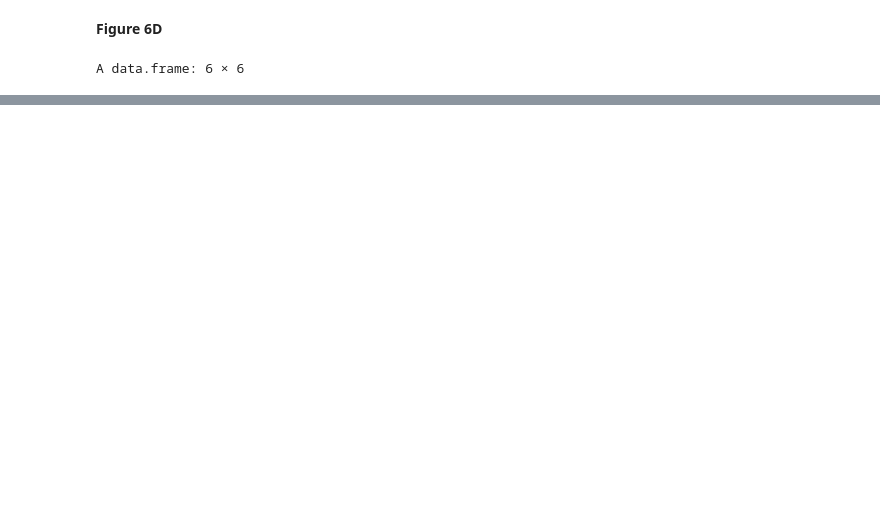
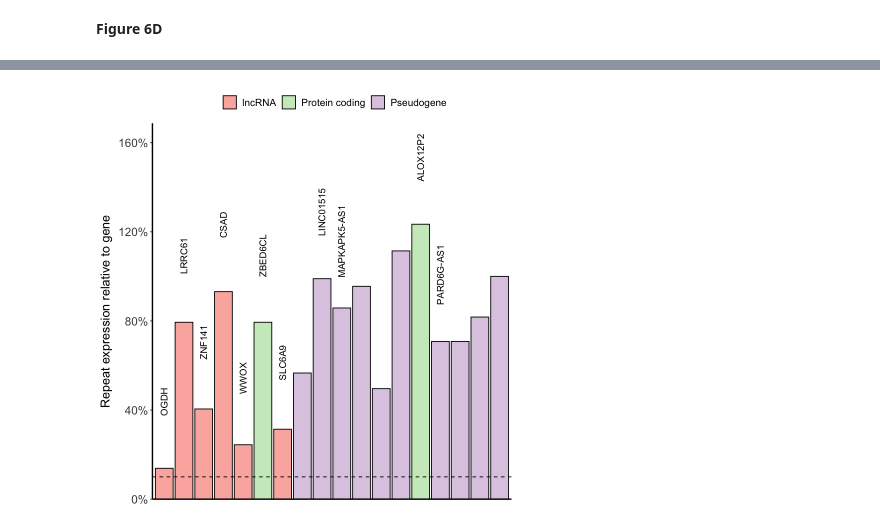
Before and after one commit to meyer-lab-cshl/transcriptomic-diversity-human-mTECs, a Jupyter notebook: Figures/Figure6.ipynb, the cells around one changed output, grey strips where cells are left out. Cells and saved outputs as stored; diff of their text form; code cells hidden in the pictures; blank space fills up the shorter version.

```diff
--- a/Figures/Figure6.ipynb
+++ b/Figures/Figure6.ipynb
@@ -136,5 +171,35 @@ Warning message:
 # %% [markdown]
 **Figure 6D**
 # %%
+LIONS_genes_annotated = read.csv(glue('{data_directory}/LIONS_genes_annotated.csv'))
+
+input = filter(LIONS_genes_annotated, HI_specific == T)
+
+r = "#FBB4AE"
+g = "#CCEBC5"
+p = "#DECBE4"
+
+contribution_plot = ggplot(data = input, aes(x = ensembl_gene_id, y = contribution, fill = gene_biotype)) +
+  geom_bar(stat = 'identity', col = 'black') +
+  geom_hline(yintercept = 0.1, linetype = 'dashed') +
+  geom_text(aes(label = external_gene_name), angle = 90, nudge_y = 0.3, size = 4) +
+  scale_y_continuous(labels = scales::percent, expand = expansion(mult = c(0, .1))) +
+  ylab('Repeat expression relative to gene') +
+  labs(fill= "") +
+  scale_fill_manual(labels = c('lncRNA', 'Protein coding', 'Pseudogene'), values = c(r, g, p))
+
+contribution_plot + theme_bw() + theme(plot.title = element_text(face = 'bold', size = 20),
+                                       plot.subtitle = element_text(size = 14),
+                                       axis.text.x = element_blank(),
+                                       axis.text.y = element_text(size = 14),
+                                       axis.title.x = element_blank(),
+                                       axis.title.y = element_text(size = 15, margin = margin(r = 7.5)),
+                                       axis.line = element_line(size = 0.8),
+                                       panel.border = element_blank(),
+                                       legend.text = element_text(size = 12),
+                                       legend.title = element_text(size = 13),
+                                       panel.grid.major = element_blank(),
+                                       panel.grid.minor = element_blank(),
+                                       legend.position = 'top',
+                                       axis.ticks.x=element_blank())
 # %% [output]
-A data.frame: 6 × 6
@@ -148,0 +206 @@ A data.frame: 6 × 6
+[figure, added]
```
Also changed, not shown: parts of 3 cells of this notebook, 3 other files.
